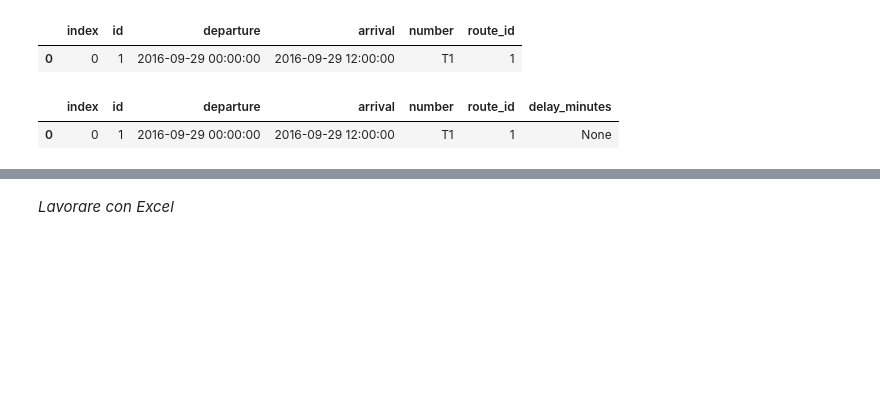
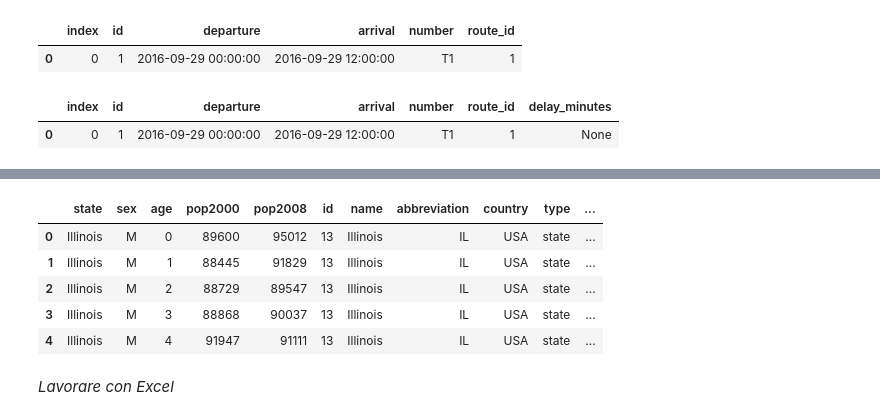
Before and after one commit to RedOx22/real-world-machine-learning, a Jupyter notebook: Importing_data_with_pandas.ipynb, the cells around one changed output, grey strips where cells are left out. Drawn from its saved outputs; the diff is of its cells as text; code cells hidden in the pictures; blank space fills up the shorter version.

```diff
--- a/Importing_data_with_pandas.ipynb
+++ b/Importing_data_with_pandas.ipynb
@@ -91,0 +94,16 @@ df
+# %%
+# https://towardsdatascience.com/sqlalchemy-python-tutorial-79a577141a91
+import sqlalchemy as db
+import pandas as pd
+
+import urllib.request
+print('Beginning file download with urllib2...')
+url = 'https://github.com/thimotyb/hacking-datascience/raw/master/notebooks/sqlalchemy/census.sqlite'
+urllib.request.urlretrieve(url, 'census.sqlite')
+
+engine = db.create_engine('sqlite:///census.sqlite')
+connection = engine.connect()
+metadata = db.MetaData()
+
+census = db.Table('census', metadata, autoload=True, autoload_with=engine)
+state_fact = db.Table('state_fact', metadata, autoload=True, autoload_with=engine)
@@ -91,0 +146,11 @@ df
+# %%
+# Automatic Join
+metadata = db.MetaData()
+census = db.Table('census', metadata, autoload=True, autoload_with=engine)
+state_fact = db.Table('state_fact', metadata, autoload=True, autoload_with=engine)
+
+query = db.select([census.columns.pop2008, state_fact.columns.abbreviation])
+results = connection.execute(query).fetchall()
+df = pd.DataFrame(results)
+df.columns = results[0].keys()
+df.head(5)
@@ -92,3 +164,19 @@ df
+# %%
+# Manual Join
+
+query = db.select([census, state_fact])
+query = query.select_from(census.join(state_fact, census.columns.state == state_fact.columns.name))
+results = connection.execute(query).fetchall()
+df = pd.DataFrame(results)
+df.columns = results[0].keys()
+df.head(5)
+# %% [output]
+|  | state | sex | age | pop2000 | pop2008 | id | name | abbreviation | country | type | ... |
+| 0 | Illinois | M | 0 | 89600 | 95012 | 13 | Illinois | IL | USA | state | ... |
+| 1 | Illinois | M | 1 | 88445 | 91829 | 13 | Illinois | IL | USA | state | ... |
+| 2 | Illinois | M | 2 | 88729 | 89547 | 13 | Illinois | IL | USA | state | ... |
+| 3 | Illinois | M | 3 | 88868 | 90037 | 13 | Illinois | IL | USA | state | ... |
+| 4 | Illinois | M | 4 | 91947 | 91111 | 13 | Illinois | IL | USA | state | ... |
 # %% [markdown]
 *Lavorare con Excel*
 # %%
```
Also changed, not shown: parts of 7 cells of this notebook.
